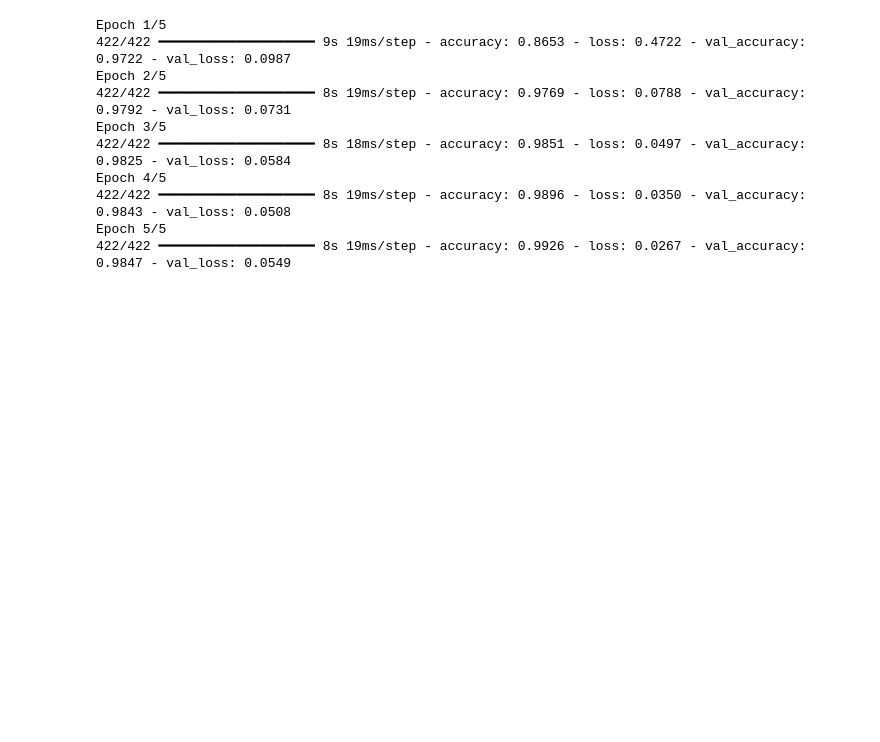
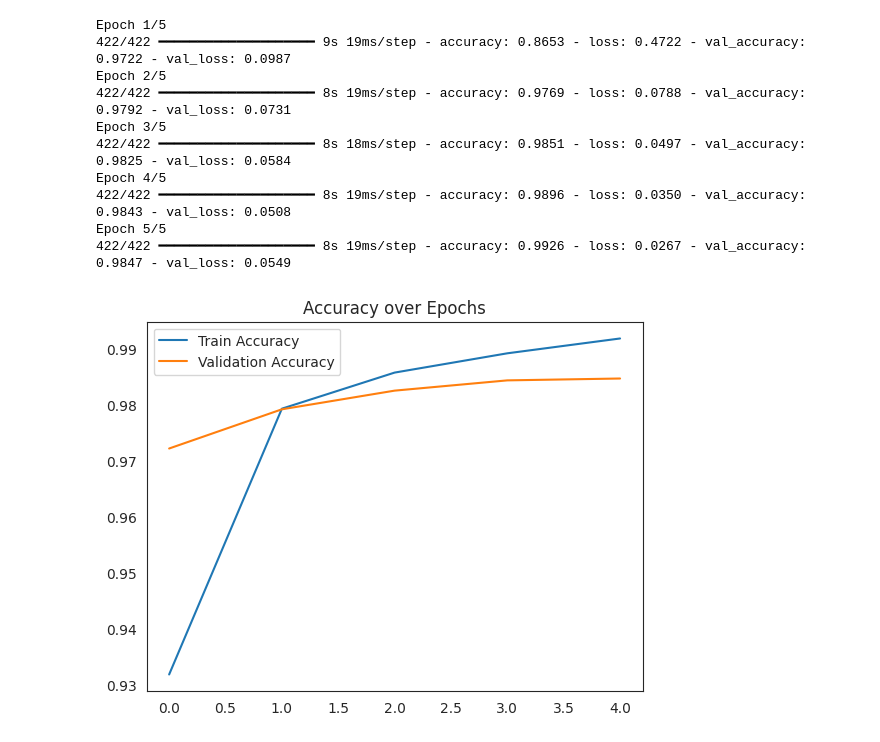
Before and after one commit to KerrMcCall/Big-Data, a Jupyter notebook: 2162940_ML_Pipeline.ipynb, the cells around one changed output. Drawn from its saved outputs; the diff is of its cells as text; code cells hidden in the pictures; blank space fills up the shorter version.

```diff
--- a/2162940_ML_Pipeline.ipynb
+++ b/2162940_ML_Pipeline.ipynb
@@ -78,3 +77,11 @@ Epoch 4/5
 422/422 ━━━━━━━━━━━━━━━━━━━━ 8s 19ms/step - accuracy: 0.9896 - loss: 0.0350 - val_accuracy: 0.9843 - val_loss: 0.0508
 Epoch 5/5
 422/422 ━━━━━━━━━━━━━━━━━━━━ 8s 19ms/step - accuracy: 0.9926 - loss: 0.0267 - val_accuracy: 0.9847 - val_loss: 0.0549
+# %%
+plt.plot(history_1.history['accuracy'], label='Train Accuracy')
+plt.plot(history_1.history['val_accuracy'], label='Validation Accuracy')
+plt.title("Accuracy over Epochs")
+plt.legend()
+plt.show()
+# %% [output]
+[figure, added]
```
Also changed, not shown: parts of 6 cells of this notebook.
